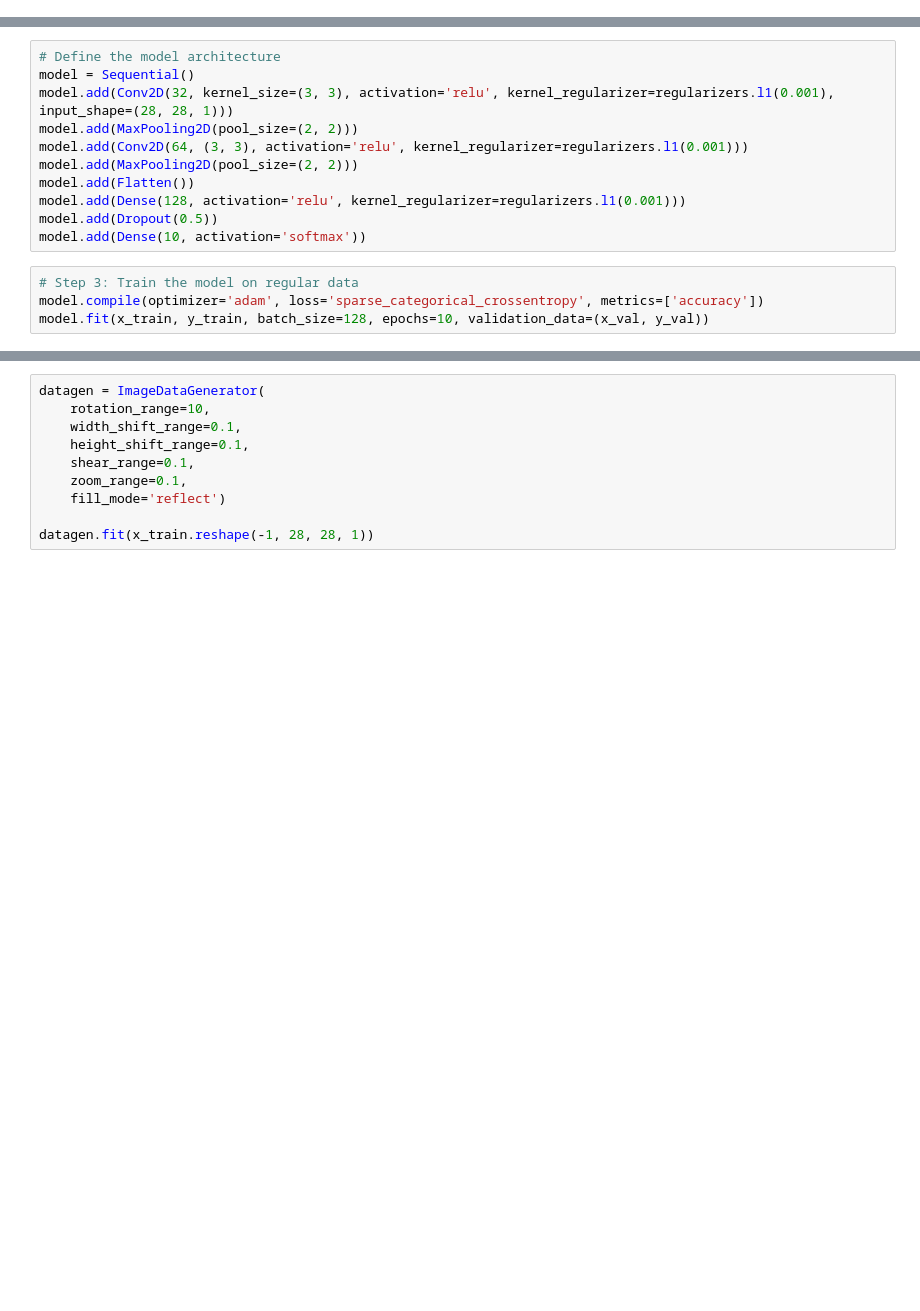
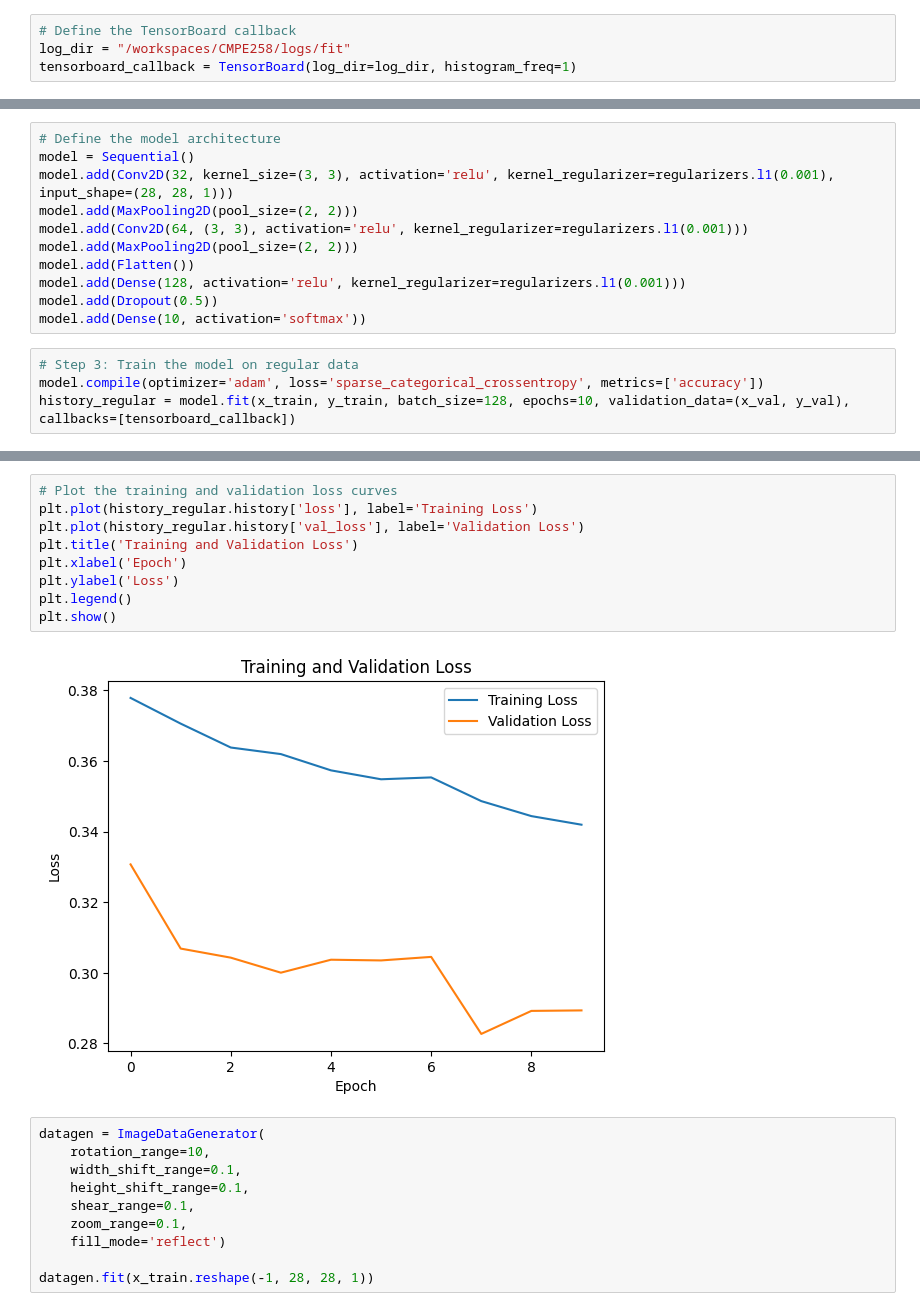
Before and after one commit to shihwesley/CMPE258, a Jupyter notebook: DataAugmentation/dataaugmentation.ipynb, the cells around one changed output, grey strips where cells are left out. Cells and saved outputs as stored; diff of their text form; blank space fills up the shorter version.

```diff
--- a/DataAugmentation/dataaugmentation.ipynb
+++ b/DataAugmentation/dataaugmentation.ipynb
@@ -17,3 +25,7 @@ To enable the following instructions: AVX2 AVX512F FMA, in other operations, reb
+# %%
+# Define the TensorBoard callback
+log_dir = "/workspaces/CMPE258/logs/fit"
+tensorboard_callback = TensorBoard(log_dir=log_dir, histogram_freq=1)
 # %%
 # Load the MNIST dataset
 (x_train, y_train), (x_test, y_test) = mnist.load_data()
@@ -38,5 +152,5 @@ model.add(Dense(10, activation='softmax'))
 # %%
 # Step 3: Train the model on regular data
 model.compile(optimizer='adam', loss='sparse_categorical_crossentropy', metrics=['accuracy'])
-model.fit(x_train, y_train, batch_size=128, epochs=10, validation_data=(x_val, y_val))
+history_regular = model.fit(x_train, y_train, batch_size=128, epochs=10, validation_data=(x_val, y_val), callbacks=[tensorboard_callback])
 # %% [output]
@@ -66,3 +182,14 @@ Epoch 10/10
+# %%
+# Plot the training and validation loss curves
+plt.plot(history_regular.history['loss'], label='Training Loss')
+plt.plot(history_regular.history['val_loss'], label='Validation Loss')
+plt.title('Training and Validation Loss')
+plt.xlabel('Epoch')
+plt.ylabel('Loss')
+plt.legend()
+plt.show()
+# %% [output]
+[figure, added]
 # %%
 datagen = ImageDataGenerator(
     rotation_range=10,
```
Also changed, not shown: parts of 9 cells of this notebook, 4 other files.
